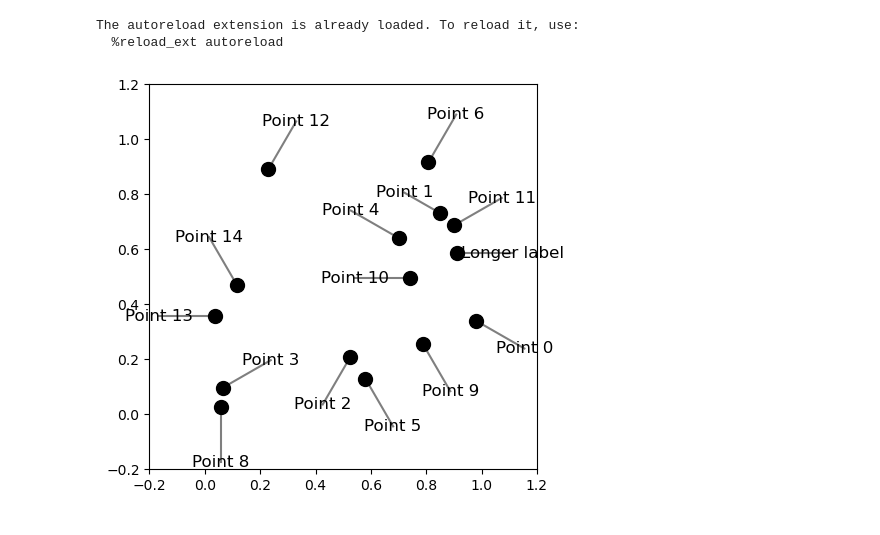
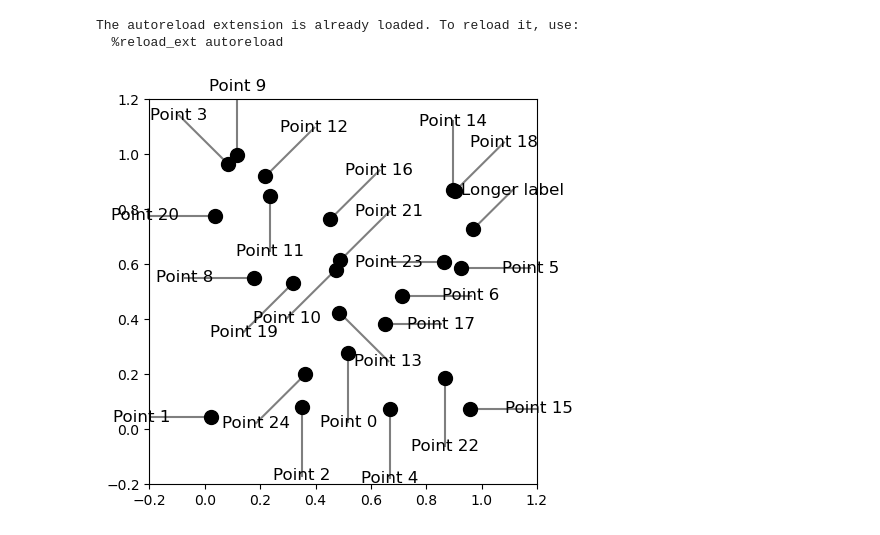
Before and after one commit to AndrewFalkowski/lablr, a Jupyter notebook: demonstration.ipynb, the cells around one changed output. Drawn from its saved outputs; the diff is of its cells as text; code cells hidden in the pictures.

```diff
--- a/demonstration.ipynb
+++ b/demonstration.ipynb
@@ -9,44 +9,44 @@ import matplotlib.pyplot as plt
 The autoreload extension is already loaded. To reload it, use:
   %reload_ext autoreload
 # %%
-points = np.random.uniform(0, 1, (15, 2))
+points = np.random.uniform(0, 1, (25, 2))
 labels = [f"Point {i}" for i in range(len(points))]
 labels[7] = "Longer label"
 
-allowed_radii = [0.05, 0.1, 0.15, 0.2]
-allowed_angles = np.linspace(0, 360, 12, endpoint=False)
+allowed_radii = [0.1, 0.2, 0.25]
+allowed_angles = np.linspace(0, 360, 8, endpoint=False)
 
 fig, ax = plt.subplots(figsize=(5, 5))
 
 best_label_pos, best_label_energies, lowest_energy = optimize_label_positions(
     ax,
     points,
     labels,
     allowed_radii=allowed_radii,
     allowed_angles=allowed_angles,
     n_random_iterations=100,
-    n_local_iterations=1
+    n_local_iterations=10
 )
 
 plt.scatter(points[:, 0], points[:, 1], s=100, c="black", zorder=2)
 
 for i, label in enumerate(labels):
     label_pos = best_label_pos[i]
     ax.text(
         label_pos[0],
         label_pos[1],
         label,
         fontsize=12,
         ha="center",
         va="center",
         zorder=3,
     )
 
 for i, point in enumerate(points):
     plt.plot([point[0], best_label_pos[i, 0]], [point[1], best_label_pos[i, 1]], c='k', alpha=0.5)
 
 plt.xlim(-0.2, 1.2)
 plt.ylim(-0.2, 1.2)
 plt.show()
 # %% [output]
-[figure, old version]
+[figure, new version]
```
Also changed, not shown: 2 other files.
